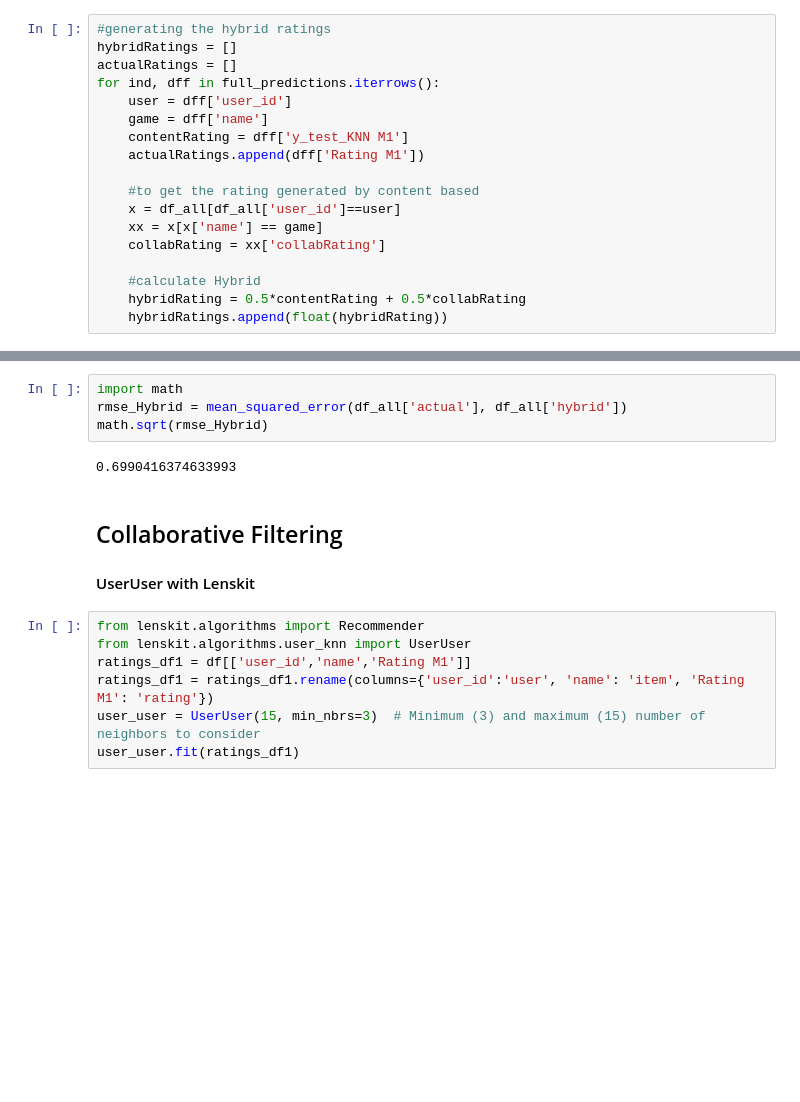
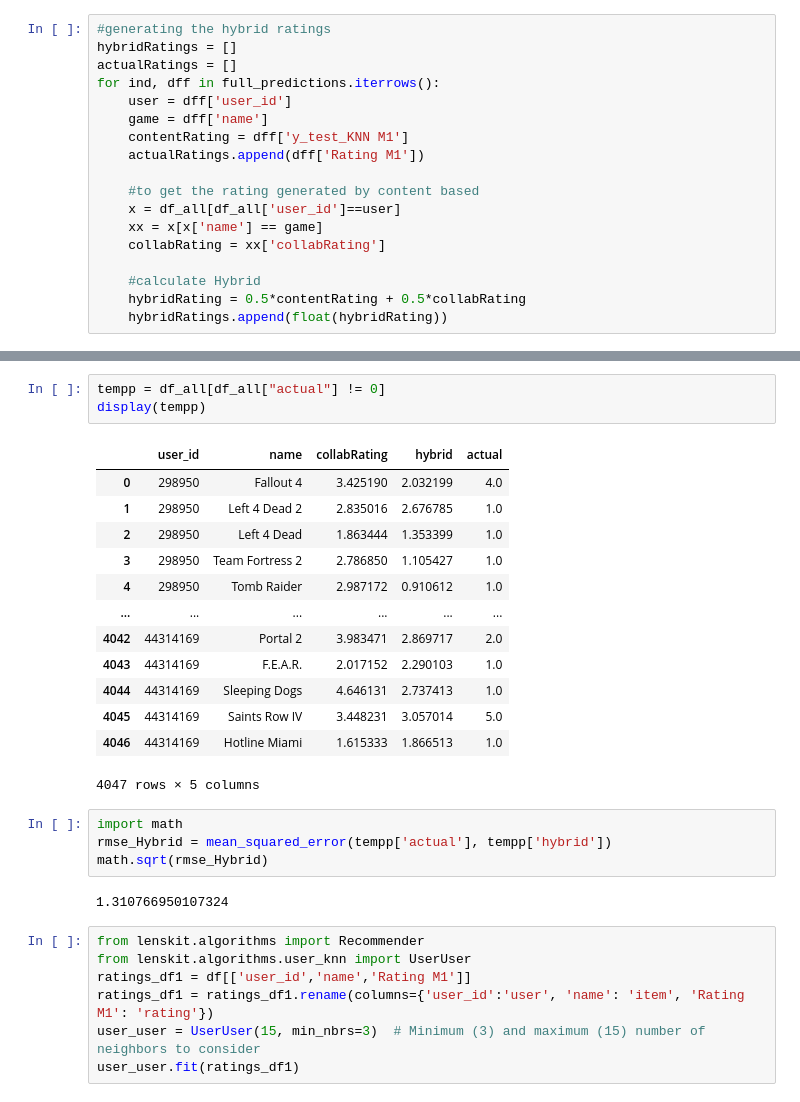
Before and after one commit to ymavruk/The-Recommended-Group-2021, a Jupyter notebook: Methods/Model1.ipynb, the cells around one changed output, grey strips where cells are left out. Drawn from its saved outputs; the diff is of its cells as text; blank space fills up the shorter version.

```diff
--- a/Methods/Model1.ipynb
+++ b/Methods/Model1.ipynb
@@ -380,12 +380,26 @@ display(df_all)
+# %%
+tempp = df_all[df_all["actual"] != 0]
+display(tempp)
+# %% [output]
+|  | user_id | name | collabRating | hybrid | actual |
+| 0 | 298950 | Fallout 4 | 3.425190 | 2.032199 | 4.0 |
+| 1 | 298950 | Left 4 Dead 2 | 2.835016 | 2.676785 | 1.0 |
+| 2 | 298950 | Left 4 Dead | 1.863444 | 1.353399 | 1.0 |
+| 3 | 298950 | Team Fortress 2 | 2.786850 | 1.105427 | 1.0 |
+| 4 | 298950 | Tomb Raider | 2.987172 | 0.910612 | 1.0 |
+| ... | ... | ... | ... | ... | ... |
+| 4042 | 44314169 | Portal 2 | 3.983471 | 2.869717 | 2.0 |
+| 4043 | 44314169 | F.E.A.R. | 2.017152 | 2.290103 | 1.0 |
+| 4044 | 44314169 | Sleeping Dogs | 4.646131 | 2.737413 | 1.0 |
+| 4045 | 44314169 | Saints Row IV | 3.448231 | 3.057014 | 5.0 |
+| 4046 | 44314169 | Hotline Miami | 1.615333 | 1.866513 | 1.0 |
+4047 rows × 5 columns
 # %%
 import math
-rmse_Hybrid = mean_squared_error(df_all['actual'], df_all['hybrid'])
+rmse_Hybrid = mean_squared_error(tempp['actual'], tempp['hybrid'])
 math.sqrt(rmse_Hybrid)
 # %% [output]
-0.6990416374633993
+1.310766950107324
-# %% [markdown]
-## Collaborative Filtering
-#### UserUser with Lenskit
 # %%
 from lenskit.algorithms import Recommender
 from lenskit.algorithms.user_knn import UserUser
```
Also changed, not shown: parts of 6 cells of this notebook.
